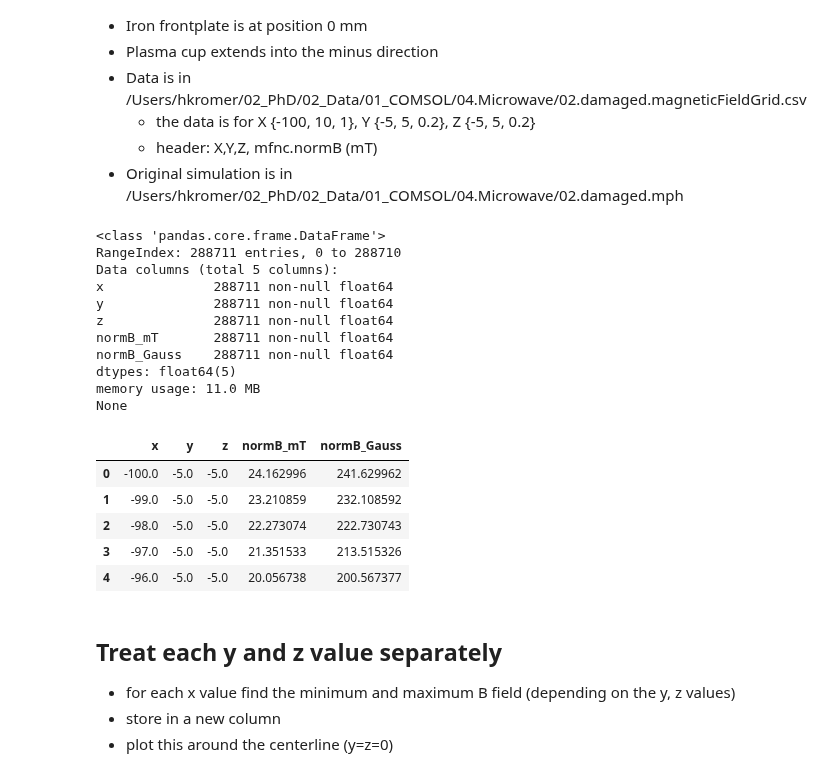
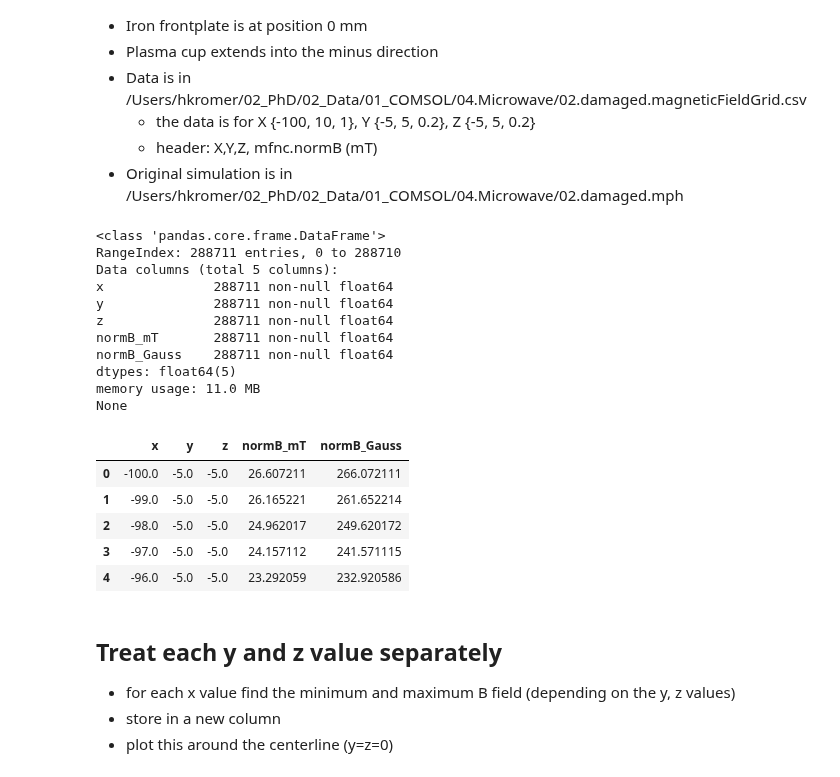
Before and after one commit to kromerh/phd_python, a Jupyter notebook: 10.Microwave.PermanentMagnets/10.Microwave.PermanentMagnets.ipynb, the cells around one changed output. Drawn from its saved outputs; the diff is of its cells as text; code cells hidden in the pictures.

```diff
--- a/10.Microwave.PermanentMagnets/10.Microwave.PermanentMagnets.ipynb
+++ b/10.Microwave.PermanentMagnets/10.Microwave.PermanentMagnets.ipynb
@@ -39,30 +41,30 @@ plt.show()
     - header: X,Y,Z, mfnc.normB (mT)
 - Original simulation is in /Users/hkromer/02_PhD/02_Data/01_COMSOL/04.Microwave/02.damaged.mph
 # %%
-fname = '/Users/hkromer/02_PhD/02_Data/01_COMSOL/04.Microwave/02.damaged.magneticFieldGrid.csv'
+fname = '/Users/hkromer/02_PhD/02_Data/01_COMSOL/04.Microwave/BfieldData/02.damaged.Br1.10.relPermIron1800.1mmHole.csv'
 df_comsol = pd.read_csv(fname, skiprows=8)
 df_comsol.columns = ['x', 'y', 'z', 'normB_mT']
 df_comsol['normB_Gauss'] = df_comsol['normB_mT'] * 10
 print(df_comsol.info())
 df_comsol.head()
 # %% [output]
 <class 'pandas.core.frame.DataFrame'>
 RangeIndex: 288711 entries, 0 to 288710
 Data columns (total 5 columns):
 x              288711 non-null float64
 y              288711 non-null float64
 z              288711 non-null float64
 normB_mT       288711 non-null float64
 normB_Gauss    288711 non-null float64
 dtypes: float64(5)
 memory usage: 11.0 MB
 None
 |  | x | y | z | normB_mT | normB_Gauss |
-| 0 | -100.0 | -5.0 | -5.0 | 24.162996 | 241.629962 |
-| 1 | -99.0 | -5.0 | -5.0 | 23.210859 | 232.108592 |
-| 2 | -98.0 | -5.0 | -5.0 | 22.273074 | 222.730743 |
-| 3 | -97.0 | -5.0 | -5.0 | 21.351533 | 213.515326 |
-| 4 | -96.0 | -5.0 | -5.0 | 20.056738 | 200.567377 |
+| 0 | -100.0 | -5.0 | -5.0 | 26.607211 | 266.072111 |
+| 1 | -99.0 | -5.0 | -5.0 | 26.165221 | 261.652214 |
+| 2 | -98.0 | -5.0 | -5.0 | 24.962017 | 249.620172 |
+| 3 | -97.0 | -5.0 | -5.0 | 24.157112 | 241.571115 |
+| 4 | -96.0 | -5.0 | -5.0 | 23.292059 | 232.920586 |
 # %% [markdown]
 ## Treat each y and z value separately
 - for each x value find the minimum and maximum B field (depending on the y, z values)
```
Also changed, not shown: parts of 10 cells of this notebook, 2 other files.
